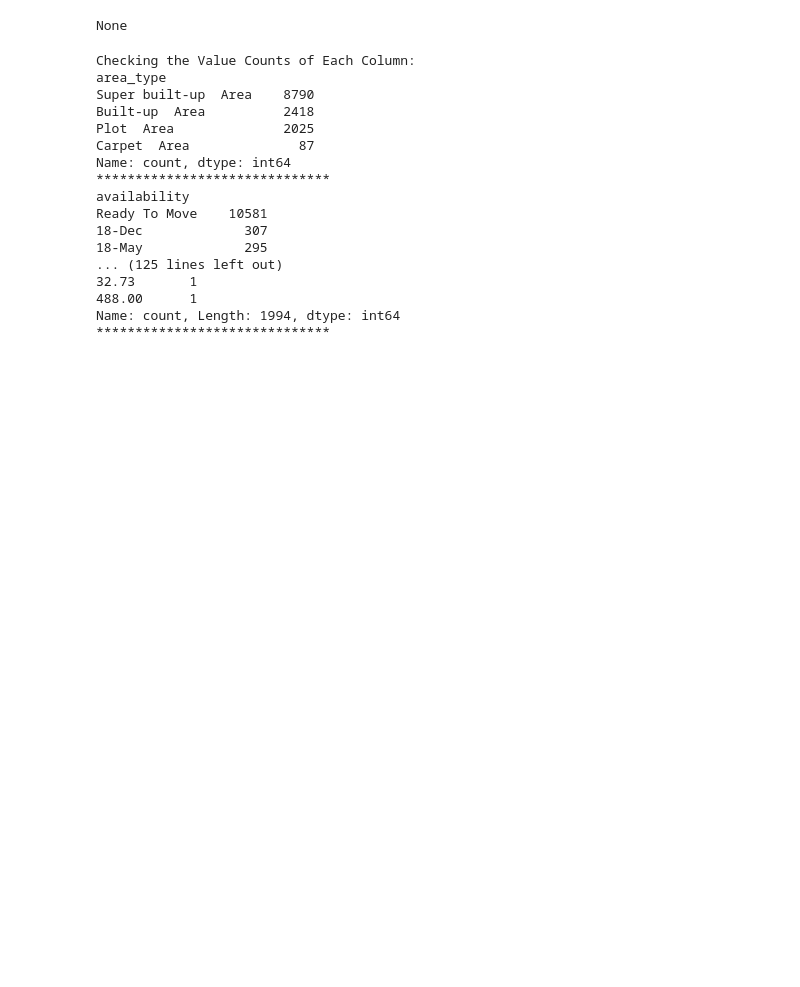
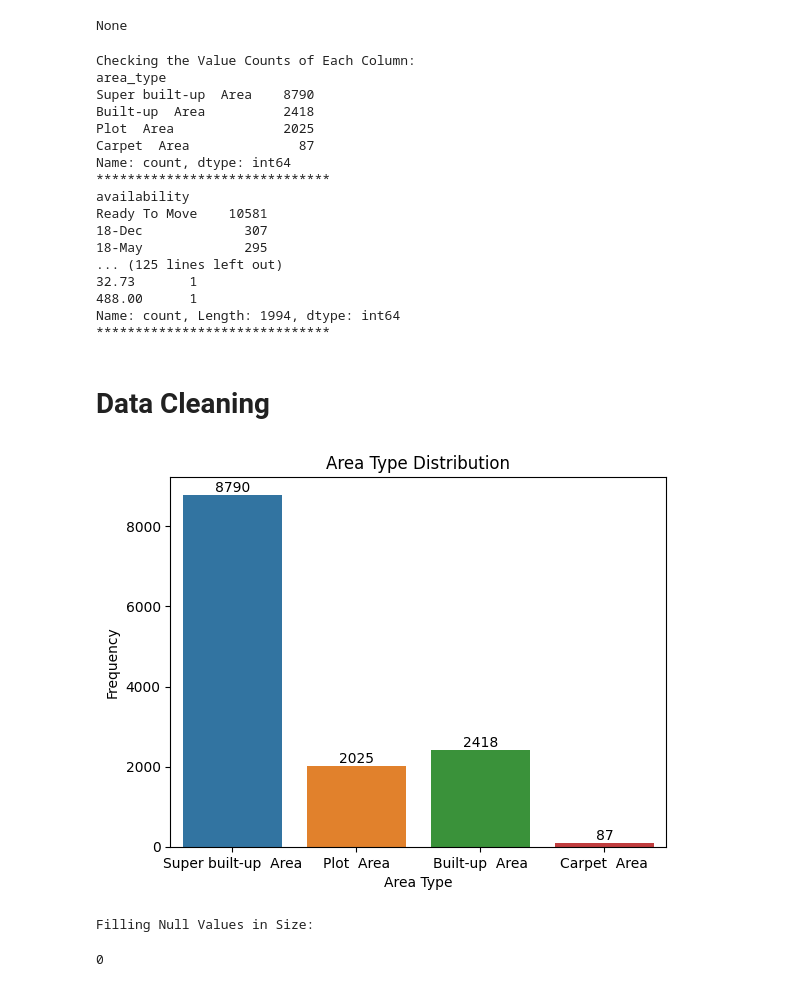
Before and after one commit to LCM-org/AML-3104-BHPP, a Jupyter notebook: main.ipynb, the cells around one changed output. Cells and saved outputs as stored; diff of their text form; code cells hidden in the pictures; blank space fills up the shorter version.

Commit message:
Data Cleaning

```diff
--- a/main.ipynb
+++ b/main.ipynb
@@ -188,3 +188,32 @@ Ready To Move    10581
 488.00      1
 Name: count, Length: 1994, dtype: int64
 ******************************
+# %% [markdown]
+# Data Cleaning
+# %%
+# Visualizing the distribution of 'area_type' in the 'house' dataset using seaborn
+ax = sns.countplot(x="area_type", data=house)
+
+# Adding labels to display frequencies on the bars
+for container in ax.containers:
+    ax.bar_label(container, label_type="edge")
+
+# Adding axis labels and title
+plt.xlabel("Area Type")
+plt.ylabel("Frequency")
+plt.title("Area Type Distribution")
+
+# Display the plot
+plt.show()
+# %% [output]
+[figure, added]
+# %%
+# Filling null values in the 'size' column with '2 BHK'
+house['size'] = house['size'].fillna('2 BHK')
+
+# Displaying the count of null values in the 'size' column after filling
+print("Filling Null Values in Size:")
+display(house['size'].isnull().sum())
+# %% [output]
+Filling Null Values in Size:
+0
```
Also changed, not shown: parts of 7 cells of this notebook.
